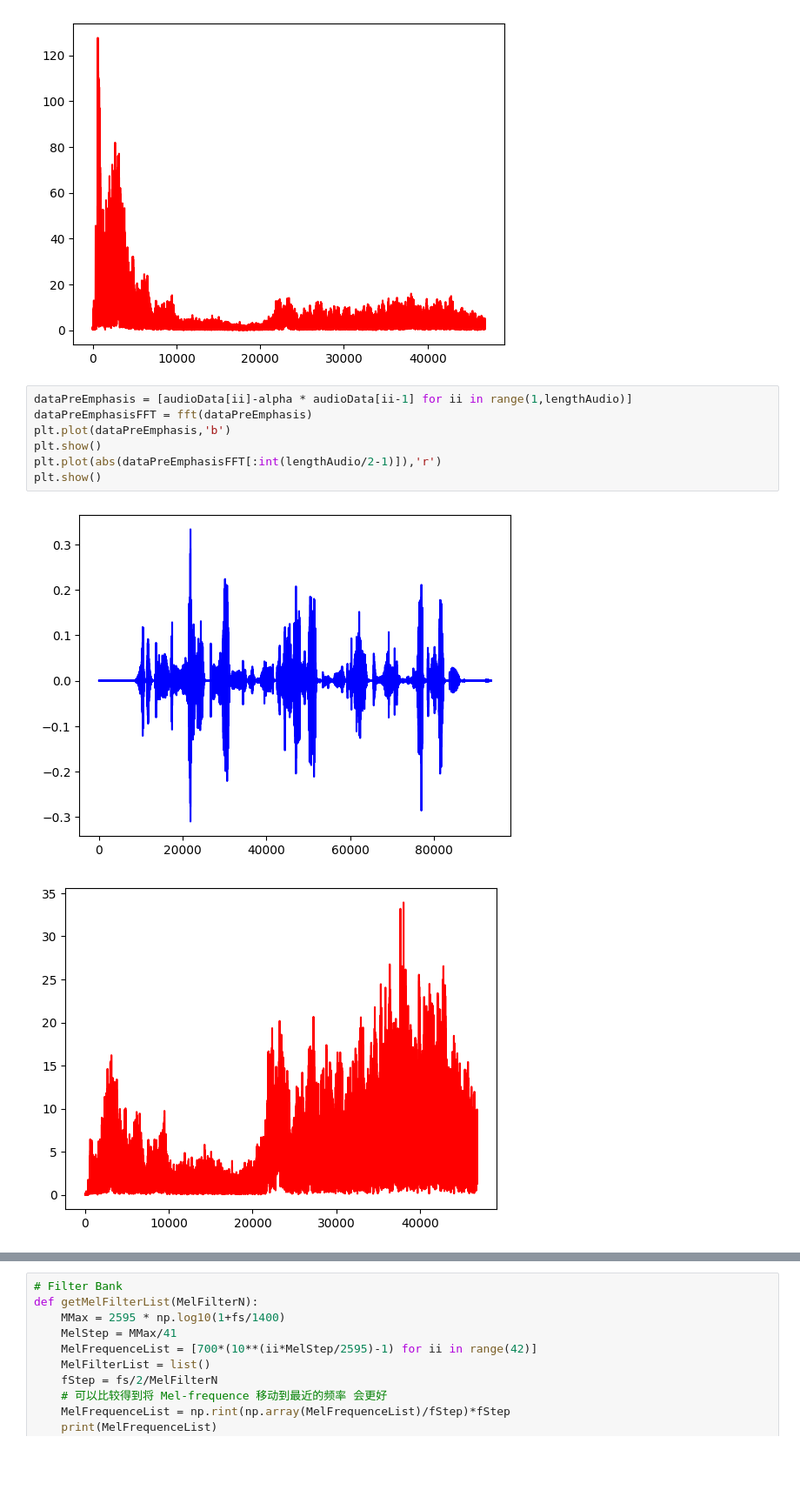
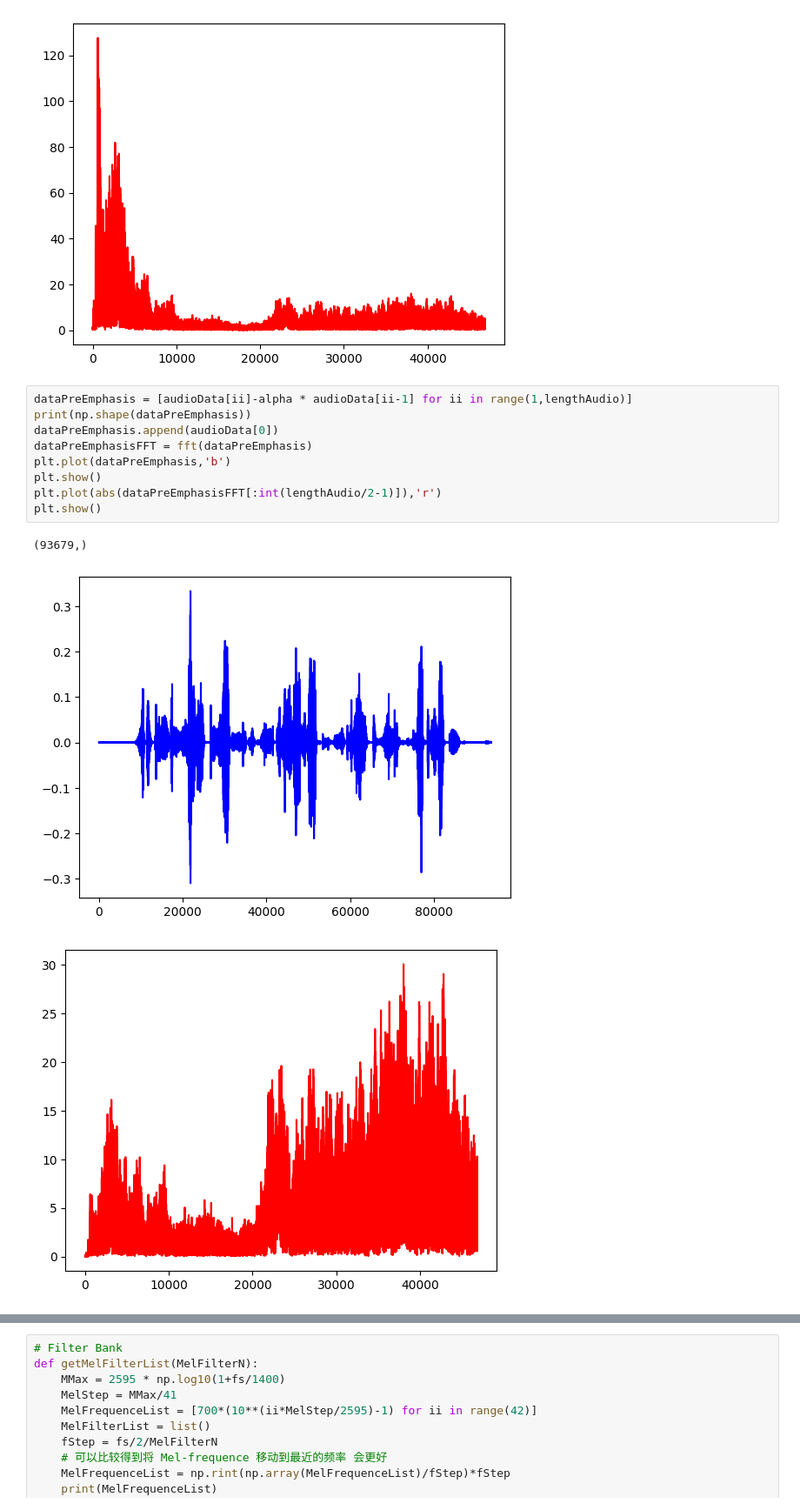
Before and after one commit to xwy-bit/Course006205, a Jupyter notebook: experiment-01/exp1.ipynb, the cells around one changed output, grey strips where cells are left out. Shown: that part at 87% size. Drawn from its saved outputs; the diff is of its cells as text; blank space fills up the shorter version.

```diff
--- a/experiment-01/exp1.ipynb
+++ b/experiment-01/exp1.ipynb
@@ -20,14 +20,17 @@ plt.show()
 [figure]
 # %%
 dataPreEmphasis = [audioData[ii]-alpha * audioData[ii-1] for ii in range(1,lengthAudio)]
+print(np.shape(dataPreEmphasis))
+dataPreEmphasis.append(audioData[0])
 dataPreEmphasisFFT = fft(dataPreEmphasis)
 plt.plot(dataPreEmphasis,'b')
 plt.show()
 plt.plot(abs(dataPreEmphasisFFT[:int(lengthAudio/2-1)]),'r')
 plt.show()
 # %% [output]
+(93679,)
 [figure]
-[figure, old version]
+[figure, new version]
 # %%
 # Framing 成帧
 audioList = list()
```
Also changed, not shown: parts of 6 cells of this notebook.
